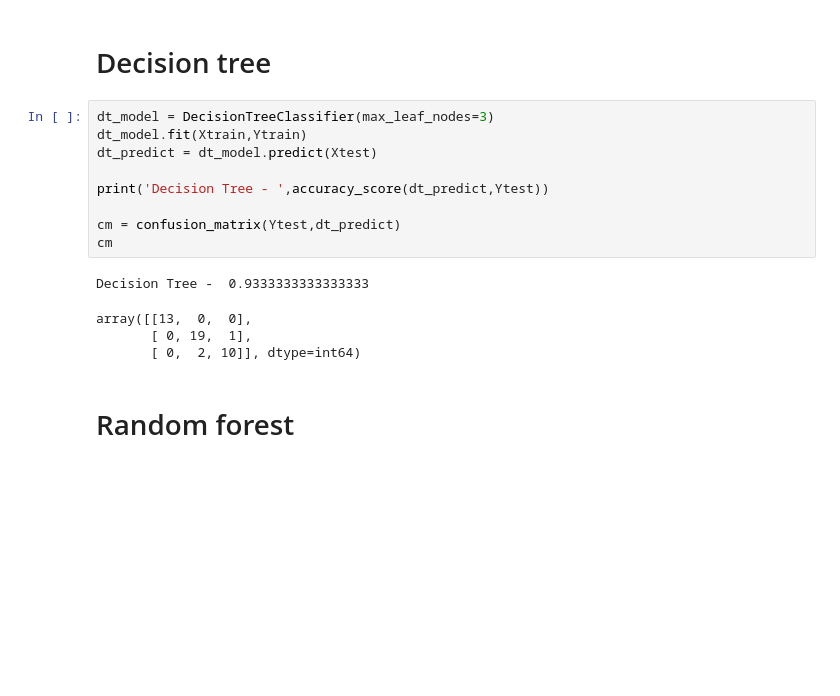
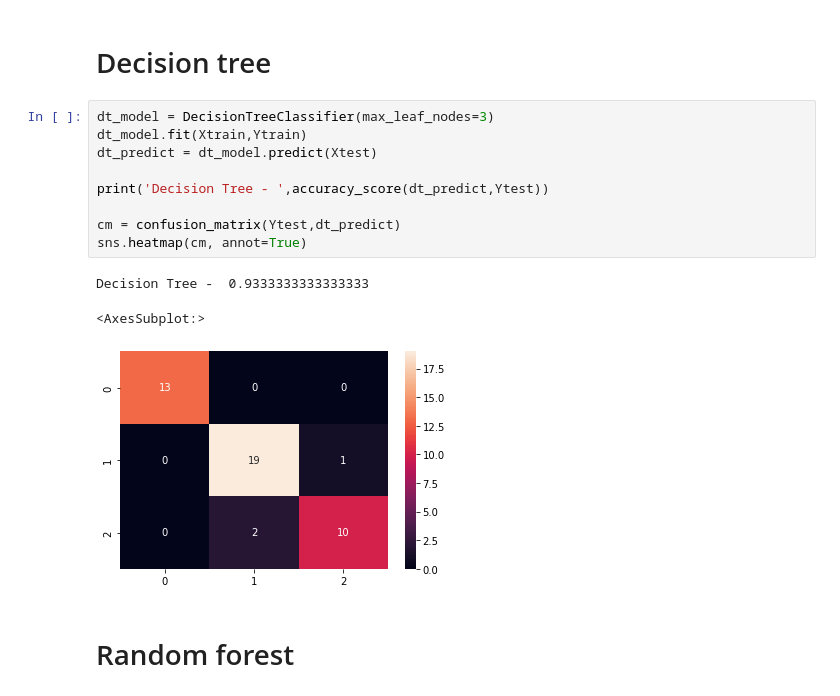
Before and after one commit to banshee0716/Data-Science-Handbook-practice, a Jupyter notebook: practice.ipynb, the cells around one changed output. Cells and saved outputs as stored; diff of their text form; blank space fills up the shorter version.

```diff
--- a/practice.ipynb
+++ b/practice.ipynb
@@ -276,17 +279,16 @@ array([[13,  0,  0],
 # %%
 dt_model = DecisionTreeClassifier(max_leaf_nodes=3)
 dt_model.fit(Xtrain,Ytrain)
 dt_predict = dt_model.predict(Xtest)
 
 print('Decision Tree - ',accuracy_score(dt_predict,Ytest))
 
 cm = confusion_matrix(Ytest,dt_predict)
-cm
+sns.heatmap(cm, annot=True)
 # %% [output]
 Decision Tree -  0.9333333333333333
-array([[13,  0,  0],
-       [ 0, 19,  1],
-       [ 0,  2, 10]], dtype=int64)
+<AxesSubplot:>
+[figure, added]
 # %% [markdown]
 # Random forest
 # %%
```
Also changed, not shown: parts of 9 cells of this notebook.
